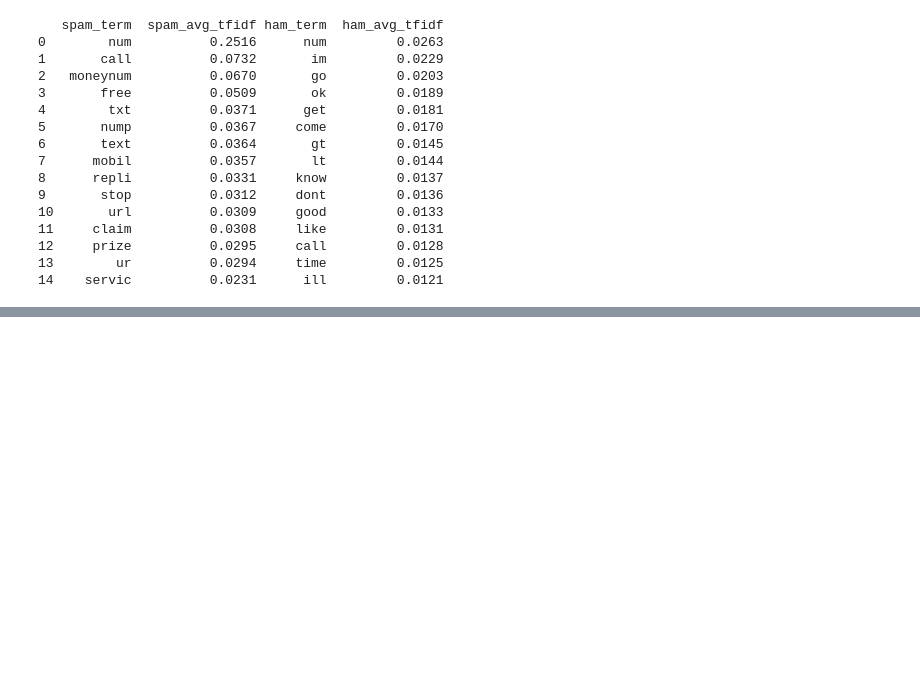
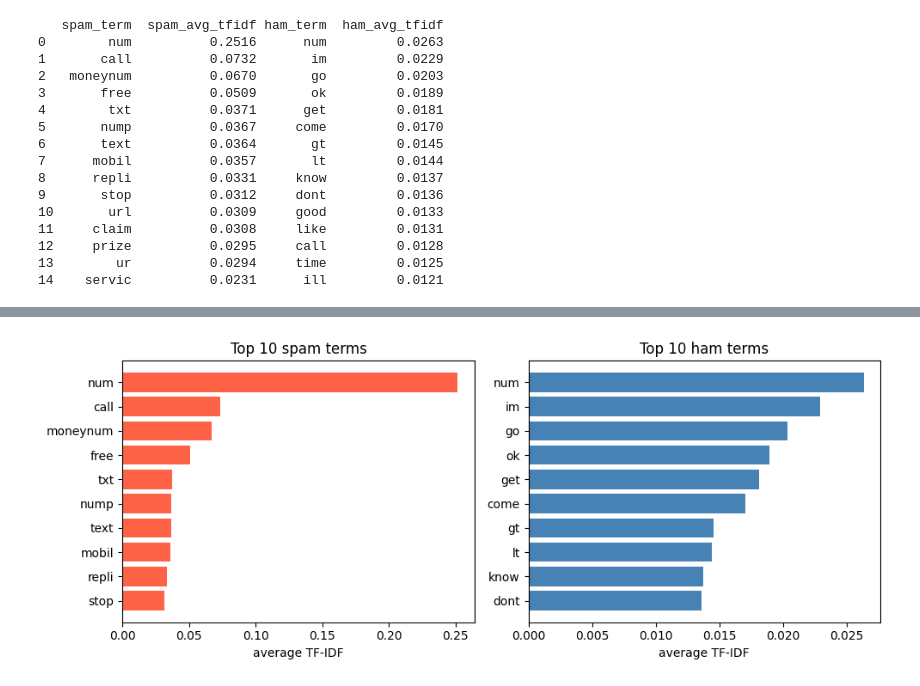
Before and after one commit to zahrss0r/DS483-SMS-Spam-Detection-Project, a Jupyter notebook: DS483_SMS_Spam.ipynb, the cells around one changed output, grey strips where cells are left out. Saved outputs shown, nothing was run; the diff lists cells and outputs as text; code cells hidden in the pictures; blank space fills up the shorter version.

```diff
--- a/DS483_SMS_Spam.ipynb
+++ b/DS483_SMS_Spam.ipynb
@@ -843,0 +938,16 @@ print(top_terms)
+# %%
+# top 10 terms for spam and ham, side by side
+fig, axes = plt.subplots(1, 2, figsize=(10, 4))
+
+axes[0].barh(top_terms["spam_term"][:10][::-1], top_terms["spam_avg_tfidf"][:10][::-1], color="tomato")
+axes[0].set_title("Top 10 spam terms")
+axes[0].set_xlabel("average TF-IDF")
+
+axes[1].barh(top_terms["ham_term"][:10][::-1], top_terms["ham_avg_tfidf"][:10][::-1], color="steelblue")
+axes[1].set_title("Top 10 ham terms")
+axes[1].set_xlabel("average TF-IDF")
+
+plt.tight_layout()
+plt.show()
+# %% [output]
+[figure, added]
```
Also changed, not shown: parts of 6 cells of this notebook.
